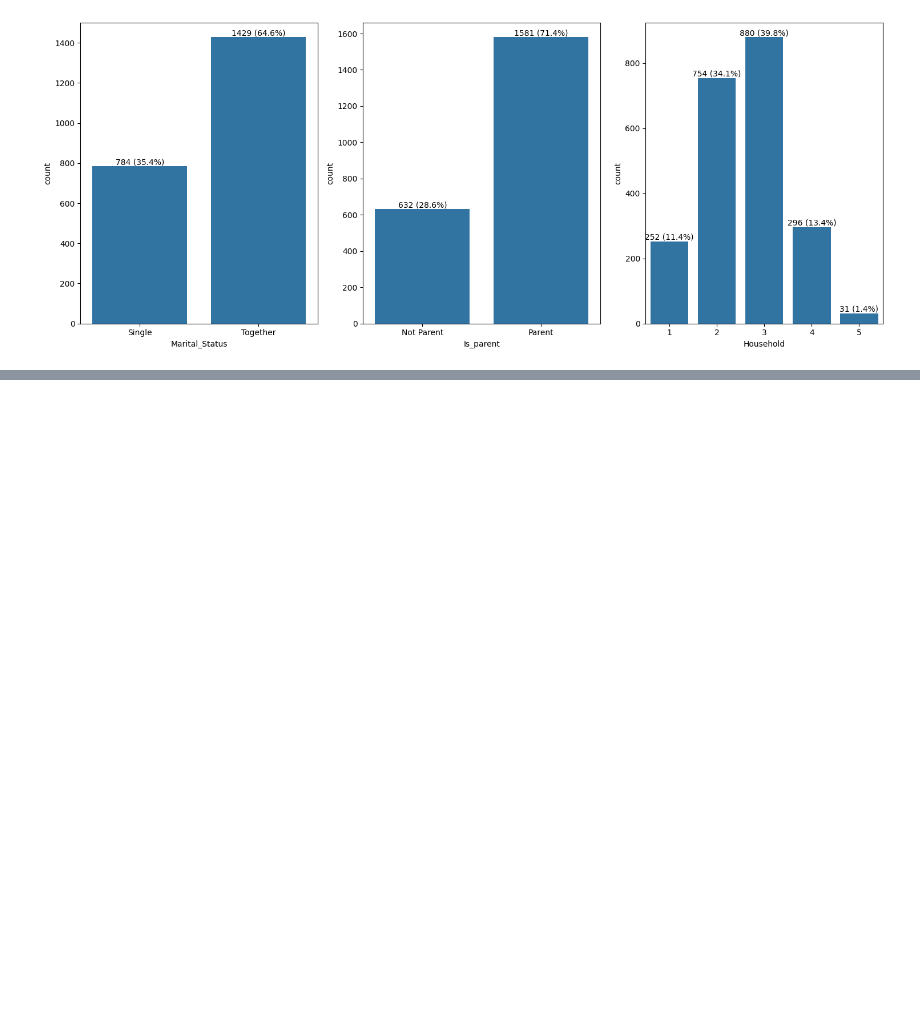
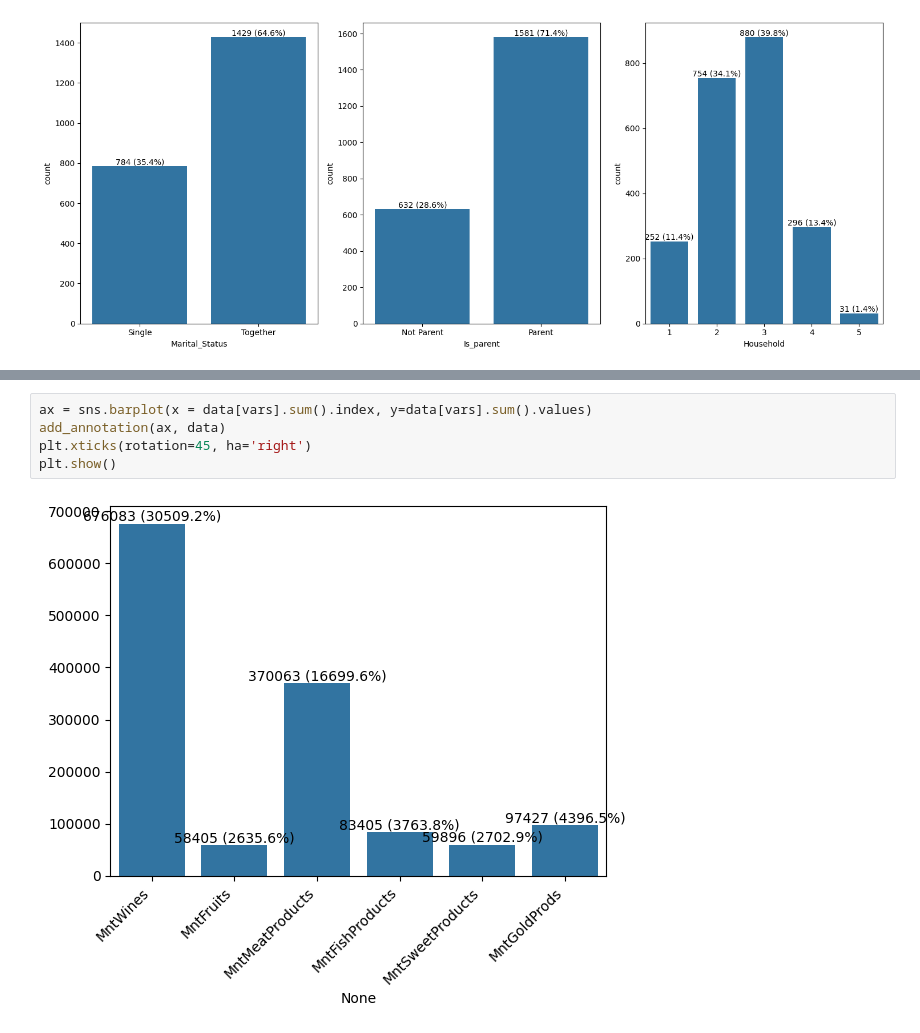
Before and after one commit to RoseM-hub/Marketing-Campaign, a Jupyter notebook: Notebooks/02 - Exploration des données.ipynb, the cells around one changed output, grey strips where cells are left out. Drawn from its saved outputs; the diff is of its cells as text; blank space fills up the shorter version.

```diff
--- a/Notebooks/02 - Exploration des données.ipynb
+++ b/Notebooks/02 - Exploration des données.ipynb
@@ -135,0 +153,7 @@ data.to_csv("..data/Data_vi_marketing_campaigns.csv", index=False)
+# %%
+ax = sns.barplot(x = data[vars].sum().index, y=data[vars].sum().values)
+add_annotation(ax, data)
+plt.xticks(rotation=45, ha='right')
+plt.show()
+# %% [output]
+[figure, added]
```
Also changed, not shown: parts of 27 cells of this notebook.
